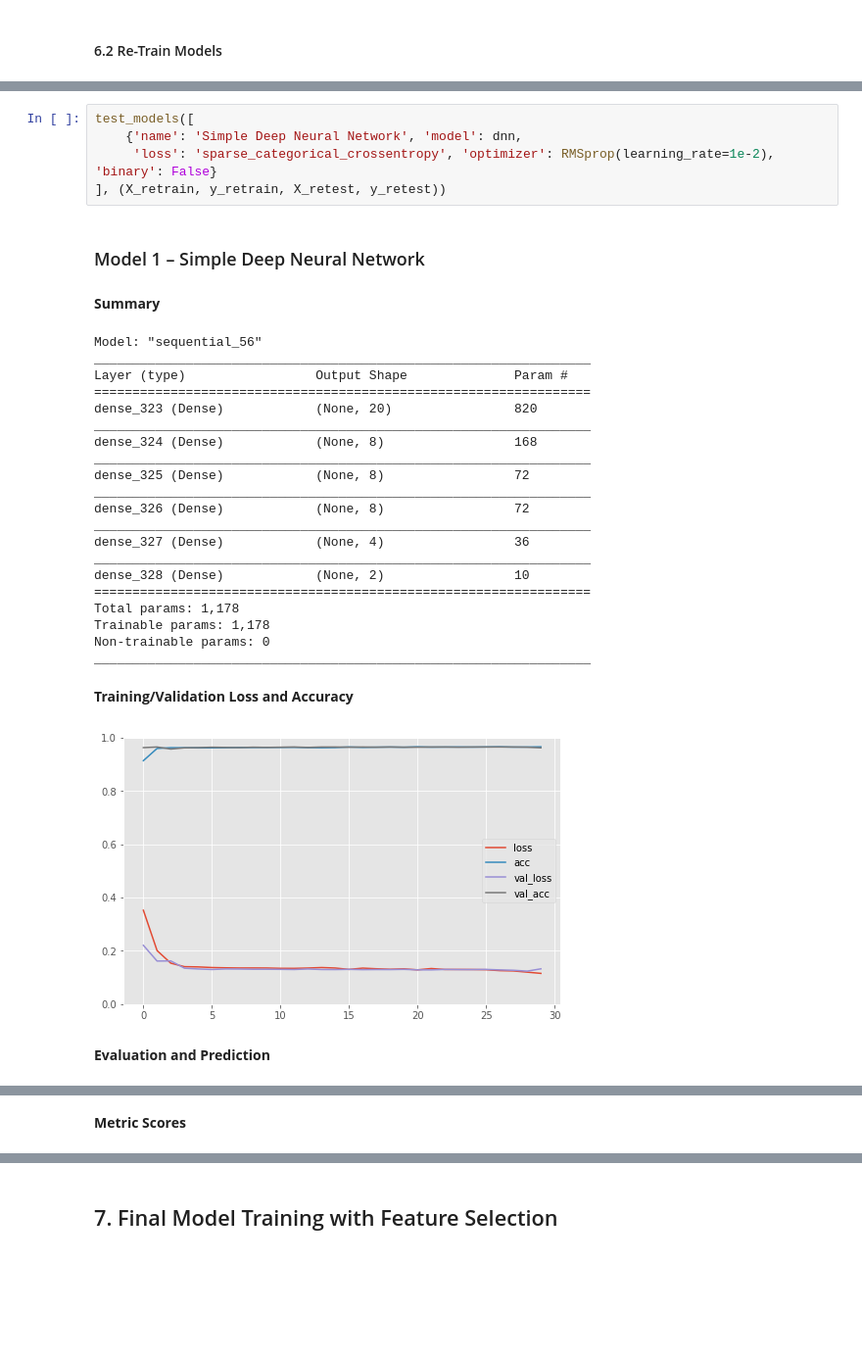
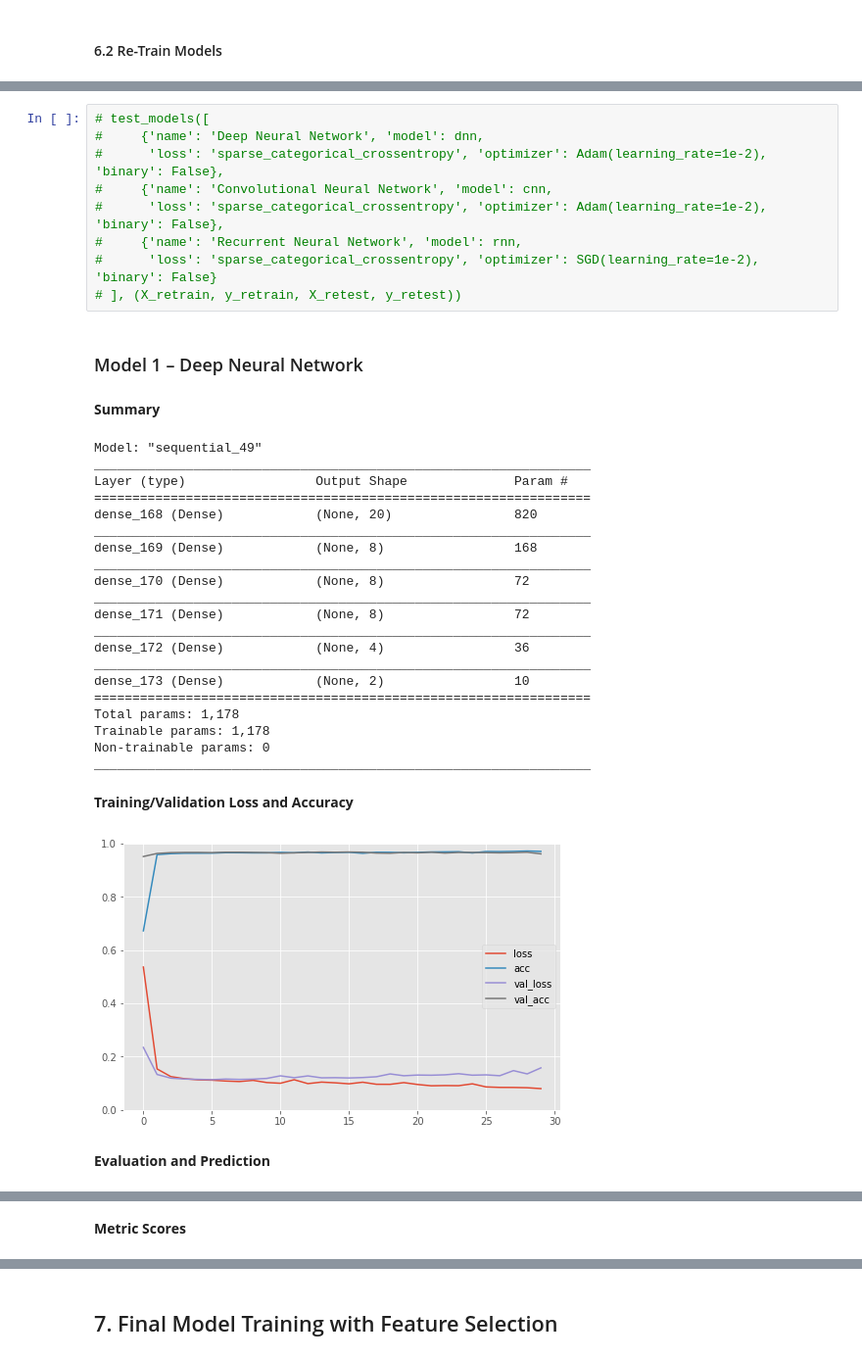
Before and after one commit to iainmuir6/Machine-Learning-with-Coronavirus-Data, a Jupyter notebook: ml_covid_research_w3.ipynb, the cells around one changed output, grey strips where cells are left out. Shown at 98% size. Saved outputs shown, nothing was run; the diff lists cells and outputs as text; blank space fills up the shorter version.

Commit message:
New DL models – KNN, CNN, RNN

```diff
--- a/ml_covid_research_w3.ipynb
+++ b/ml_covid_research_w3.ipynb
@@ -1566,31 +1629,35 @@ dnn = Sequential([
 # %%
-test_models([
-    {'name': 'Simple Deep Neural Network', 'model': dnn,
-     'loss': 'sparse_categorical_crossentropy', 'optimizer': RMSprop(learning_rate=1e-2), 'binary': False}
-], (X_retrain, y_retrain, X_retest, y_retest))
+# test_models([
+#     {'name': 'Deep Neural Network', 'model': dnn,
+#      'loss': 'sparse_categorical_crossentropy', 'optimizer': Adam(learning_rate=1e-2), 'binary': False},
+#     {'name': 'Convolutional Neural Network', 'model': cnn,
+#      'loss': 'sparse_categorical_crossentropy', 'optimizer': Adam(learning_rate=1e-2), 'binary': False},
+#     {'name': 'Recurrent Neural Network', 'model': rnn,
+#      'loss': 'sparse_categorical_crossentropy', 'optimizer': SGD(learning_rate=1e-2), 'binary': False}
+# ], (X_retrain, y_retrain, X_retest, y_retest))
 # %% [output]
-### Model 1 – Simple Deep Neural Network
+### Model 1 – Deep Neural Network
 **Summary**
-Model: "sequential_56"
+Model: "sequential_49"
 _________________________________________________________________
 Layer (type)                 Output Shape              Param #
 =================================================================
-dense_323 (Dense)            (None, 20)                820
+dense_168 (Dense)            (None, 20)                820
 _________________________________________________________________
-dense_324 (Dense)            (None, 8)                 168
+dense_169 (Dense)            (None, 8)                 168
 _________________________________________________________________
-dense_325 (Dense)            (None, 8)                 72
+dense_170 (Dense)            (None, 8)                 72
 _________________________________________________________________
-dense_326 (Dense)            (None, 8)                 72
+dense_171 (Dense)            (None, 8)                 72
 _________________________________________________________________
-dense_327 (Dense)            (None, 4)                 36
+dense_172 (Dense)            (None, 4)                 36
 _________________________________________________________________
-dense_328 (Dense)            (None, 2)                 10
+dense_173 (Dense)            (None, 2)                 10
 =================================================================
 Total params: 1,178
 Trainable params: 1,178
 Non-trainable params: 0
 _________________________________________________________________
 **Training/Validation Loss and Accuracy**
-[figure, old version]
+[figure, new version]
 **Evaluation and Prediction**
```
Also changed, not shown: parts of 46 cells of this notebook.
